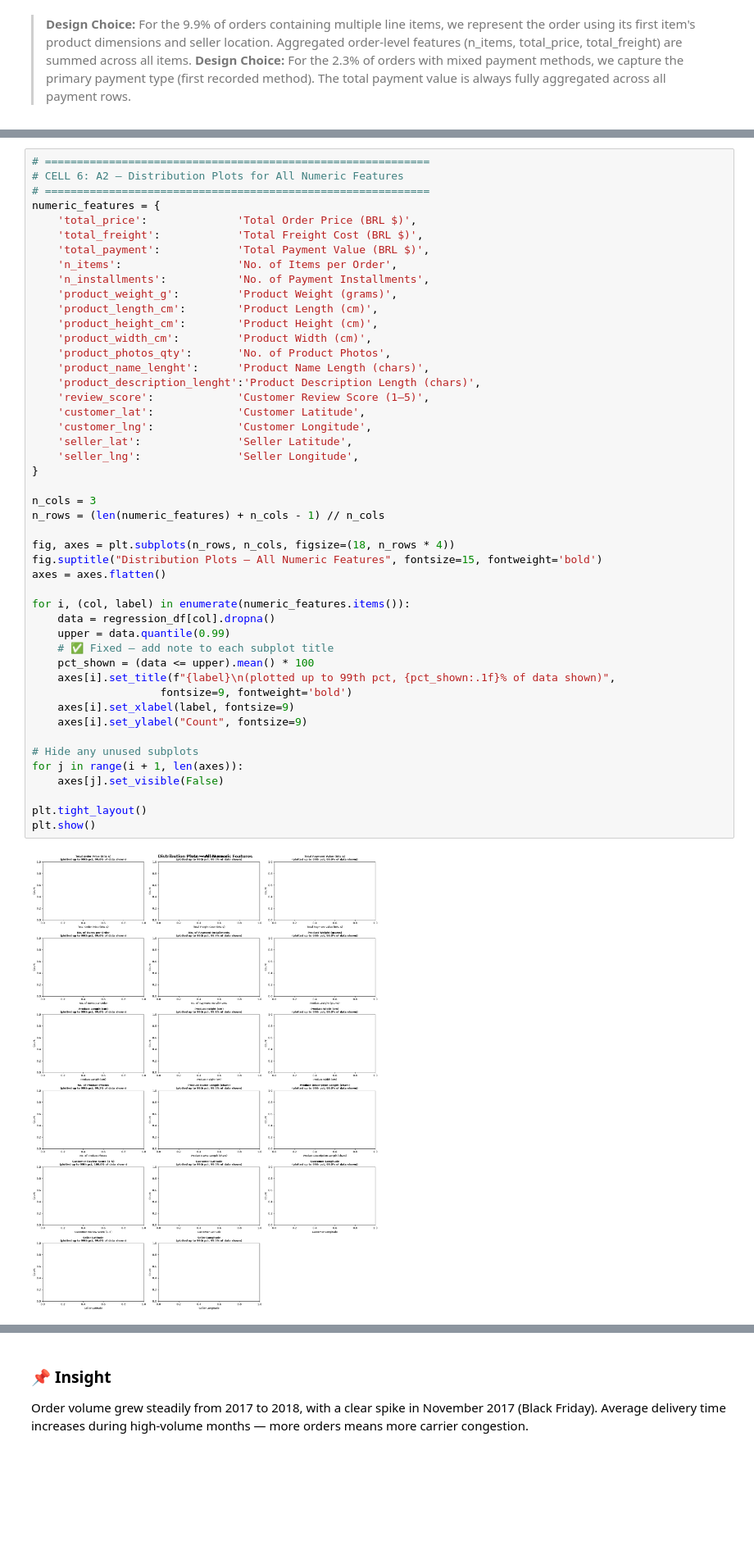
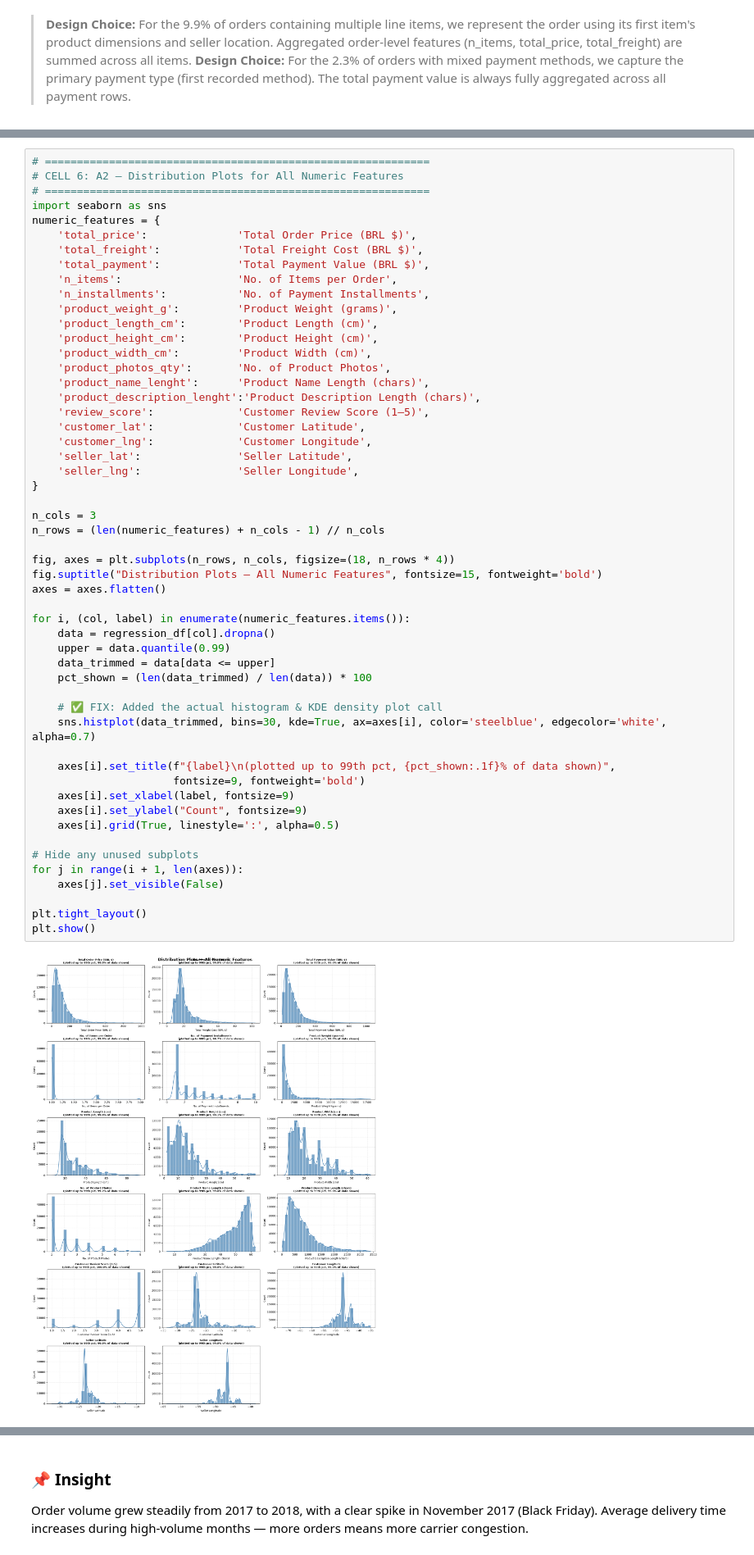
Before and after one commit to hemnath-28/ML-Evaulation-, a Jupyter notebook: regression.ipynb, the cells around one changed output, grey strips where cells are left out. Shown at 82% size. Cells and saved outputs as stored; diff of their text form; blank space fills up the shorter version.

```diff
--- a/regression.ipynb
+++ b/regression.ipynb
@@ -307,6 +322,7 @@ plt.show()
 # ============================================================
 # CELL 6: A2 — Distribution Plots for All Numeric Features
 # ============================================================
+import seaborn as sns
 numeric_features = {
     'total_price':              'Total Order Price (BRL $)',
     'total_freight':            'Total Freight Cost (BRL $)',
@@ -321,35 +337,40 @@ numeric_features = {
     'product_name_lenght':      'Product Name Length (chars)',
     'product_description_lenght':'Product Description Length (chars)',
     'review_score':             'Customer Review Score (1–5)',
     'customer_lat':             'Customer Latitude',
     'customer_lng':             'Customer Longitude',
     'seller_lat':               'Seller Latitude',
     'seller_lng':               'Seller Longitude',
 }
 
 n_cols = 3
 n_rows = (len(numeric_features) + n_cols - 1) // n_cols
 
 fig, axes = plt.subplots(n_rows, n_cols, figsize=(18, n_rows * 4))
 fig.suptitle("Distribution Plots — All Numeric Features", fontsize=15, fontweight='bold')
 axes = axes.flatten()
 
 for i, (col, label) in enumerate(numeric_features.items()):
     data = regression_df[col].dropna()
     upper = data.quantile(0.99)
-    # ✅ Fixed — add note to each subplot title
-    pct_shown = (data <= upper).mean() * 100
+    data_trimmed = data[data <= upper]
+    pct_shown = (len(data_trimmed) / len(data)) * 100
+
+    # ✅ FIX: Added the actual histogram & KDE density plot call
+    sns.histplot(data_trimmed, bins=30, kde=True, ax=axes[i], color='steelblue', edgecolor='white', alpha=0.7)
+
     axes[i].set_title(f"{label}\n(plotted up to 99th pct, {pct_shown:.1f}% of data shown)",
-                    fontsize=9, fontweight='bold')
+                      fontsize=9, fontweight='bold')
     axes[i].set_xlabel(label, fontsize=9)
     axes[i].set_ylabel("Count", fontsize=9)
+    axes[i].grid(True, linestyle=':', alpha=0.5)
 
 # Hide any unused subplots
 for j in range(i + 1, len(axes)):
     axes[j].set_visible(False)
 
 plt.tight_layout()
 plt.show()
 # %% [output]
-[figure, old version]
+[figure, new version]
 # %% [markdown]
```
Also changed, not shown: parts of 61 cells of this notebook.
